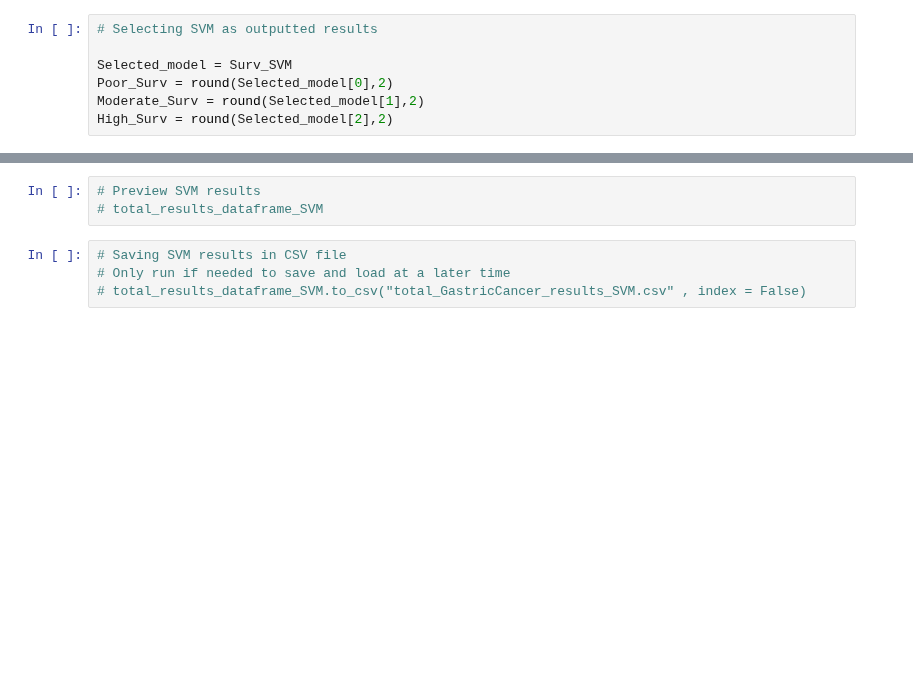
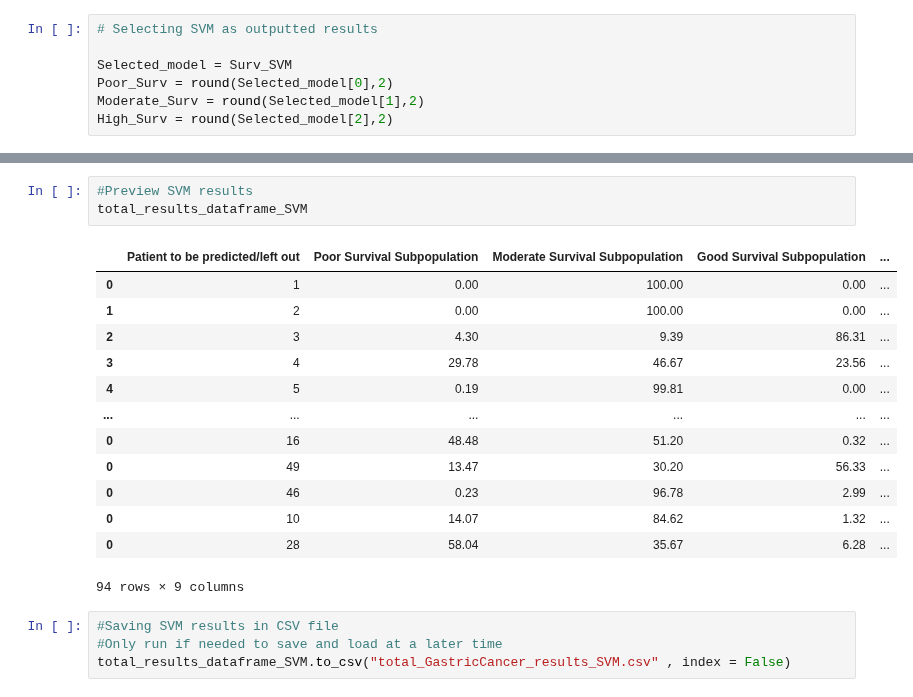
Before and after one commit to Youssef-Saleh/GP-MSI, a Jupyter notebook: Gastric Cancer/GastricModel.ipynb, the cells around one changed output, grey strips where cells are left out. Cells and saved outputs as stored; diff of their text form; blank space fills up the shorter version.

```diff
--- a/Gastric Cancer/GastricModel.ipynb
+++ b/Gastric Cancer/GastricModel.ipynb
@@ -468,7 +503,21 @@ High_Surv = round(Selected_model[2],2)
 # %%
-# Preview SVM results
-# total_results_dataframe_SVM
+#Preview SVM results
+total_results_dataframe_SVM
+# %% [output]
+|  | Patient to be predicted/left out | Poor Survival Subpopulation | Moderate Survival Subpopulation | Good Survival Subpopulation | ... |
+| 0 | 1 | 0.00 | 100.00 | 0.00 | ... |
+| 1 | 2 | 0.00 | 100.00 | 0.00 | ... |
+| 2 | 3 | 4.30 | 9.39 | 86.31 | ... |
+| 3 | 4 | 29.78 | 46.67 | 23.56 | ... |
+| 4 | 5 | 0.19 | 99.81 | 0.00 | ... |
+| ... | ... | ... | ... | ... | ... |
+| 0 | 16 | 48.48 | 51.20 | 0.32 | ... |
+| 0 | 49 | 13.47 | 30.20 | 56.33 | ... |
+| 0 | 46 | 0.23 | 96.78 | 2.99 | ... |
+| 0 | 10 | 14.07 | 84.62 | 1.32 | ... |
+| 0 | 28 | 58.04 | 35.67 | 6.28 | ... |
+94 rows × 9 columns
 # %%
-# Saving SVM results in CSV file
-# Only run if needed to save and load at a later time
-# total_results_dataframe_SVM.to_csv("total_GastricCancer_results_SVM.csv" , index = False)
+#Saving SVM results in CSV file
+#Only run if needed to save and load at a later time
+total_results_dataframe_SVM.to_csv("total_GastricCancer_results_SVM.csv" , index = False)
```
Also changed, not shown: parts of 24 cells of this notebook, 3 other files.
